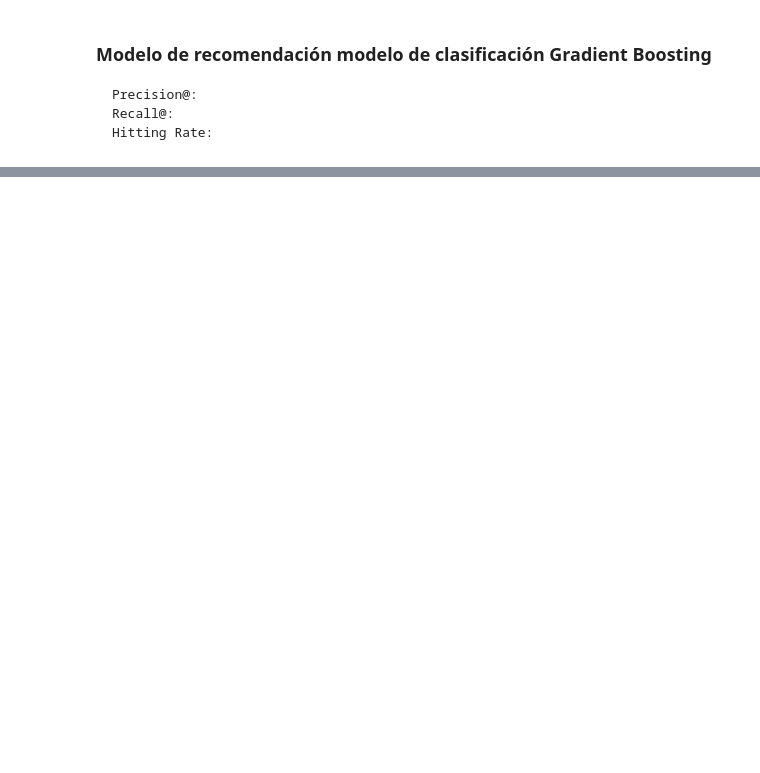
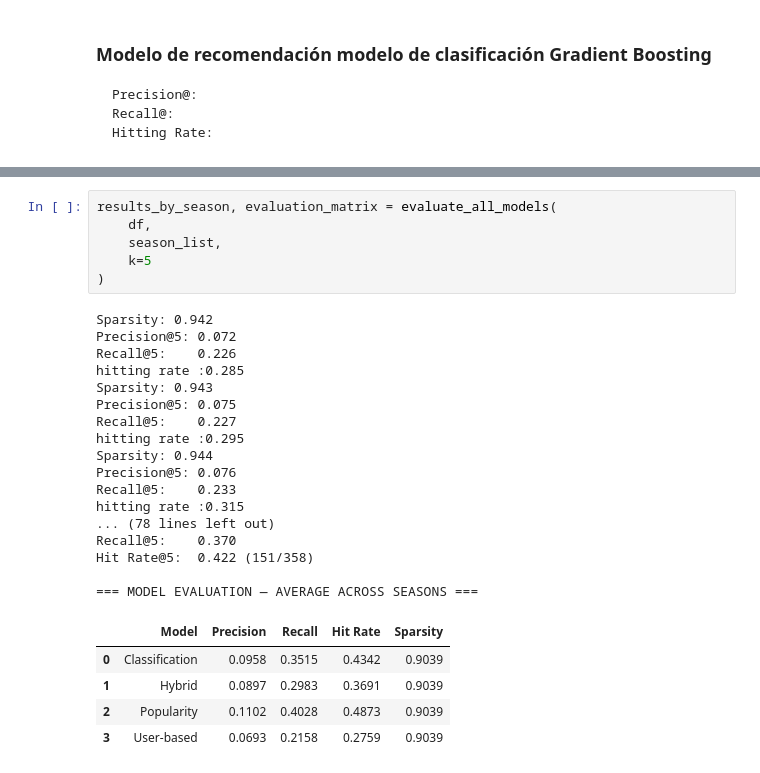
Before and after one commit to GMJ-Analytics/ReActiva-recommender, a Jupyter notebook: src/reactiva/modeling/model_comparasion.ipynb, the cells around one changed output, grey strips where cells are left out. Saved outputs shown, nothing was run; the diff lists cells and outputs as text; blank space fills up the shorter version.

```diff
--- a/src/reactiva/modeling/model_comparasion.ipynb
+++ b/src/reactiva/modeling/model_comparasion.ipynb
@@ -845,0 +1794,29 @@ Hit Rate@5:  0.422 (151/358)
+# %%
+results_by_season, evaluation_matrix = evaluate_all_models(
+    df,
+    season_list,
+    k=5
+)
+# %% [output]
+Sparsity: 0.942
+Precision@5: 0.072
+Recall@5:    0.226
+hitting rate :0.285
+Sparsity: 0.943
+Precision@5: 0.075
+Recall@5:    0.227
+hitting rate :0.295
+Sparsity: 0.944
+Precision@5: 0.076
+Recall@5:    0.233
+hitting rate :0.315
+... (78 lines left out)
+Recall@5:    0.370
+Hit Rate@5:  0.422 (151/358)
+
+=== MODEL EVALUATION — AVERAGE ACROSS SEASONS ===
+|  | Model | Precision | Recall | Hit Rate | Sparsity |
+| 0 | Classification | 0.0958 | 0.3515 | 0.4342 | 0.9039 |
+| 1 | Hybrid | 0.0897 | 0.2983 | 0.3691 | 0.9039 |
+| 2 | Popularity | 0.1102 | 0.4028 | 0.4873 | 0.9039 |
+| 3 | User-based | 0.0693 | 0.2158 | 0.2759 | 0.9039 |
```
Also changed, not shown: parts of 22 cells of this notebook, 5 other files.
